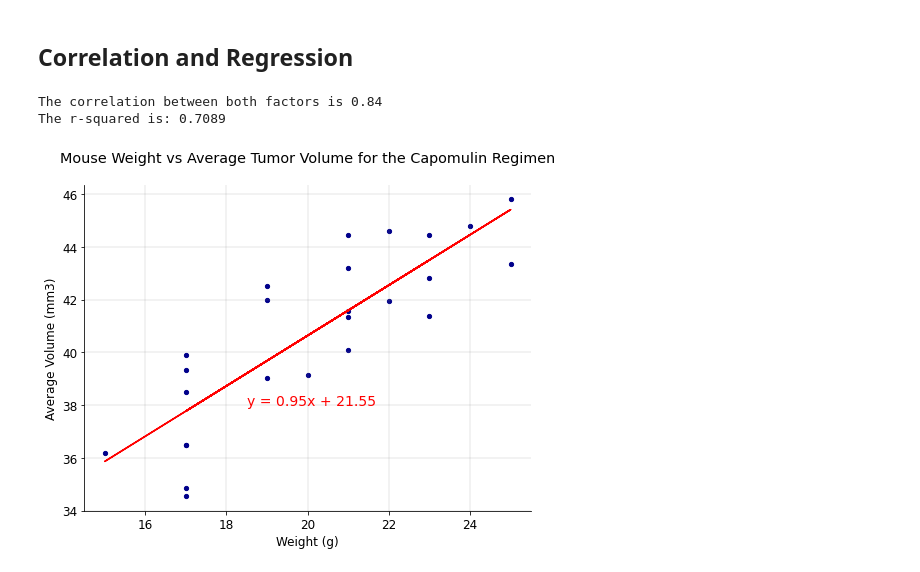
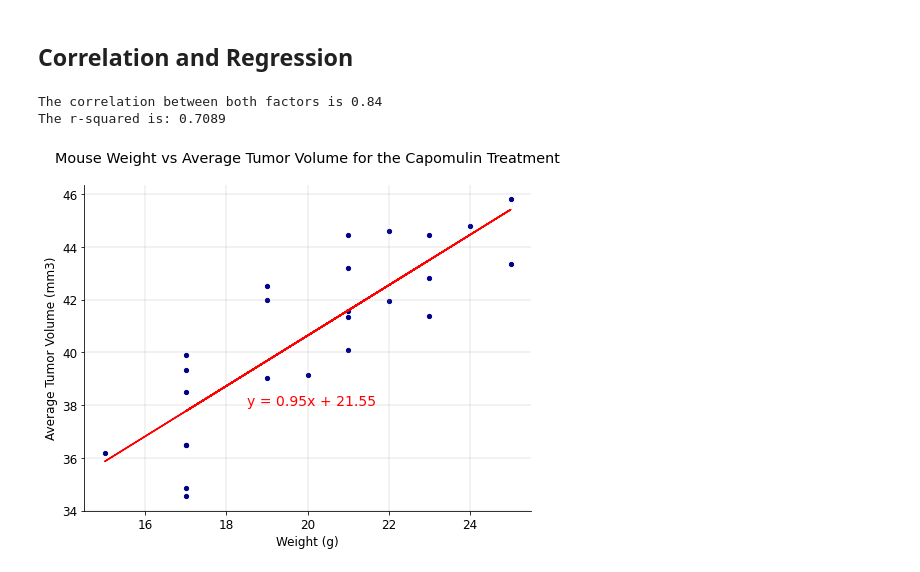
Before and after one commit to CicilyGeorge/Matplotlib-challenge, a Jupyter notebook: pymaceuticals.ipynb, the cells around one changed output. Saved outputs shown, nothing was run; the diff lists cells and outputs as text; code cells hidden in the pictures.

```diff
--- a/pymaceuticals.ipynb
+++ b/pymaceuticals.ipynb
@@ -446,7 +464,7 @@ capomulin_data = clean_data.loc[(clean_data['Drug Regimen'] == 'Capomulin')]
 capomulin_weight_volume = pd.DataFrame(capomulin_data.groupby(['Mouse ID','Weight (g)'])['Tumor Volume (mm3)'].mean()).reset_index()
 
 # Renaming column Tumor Volume (mm3) to Average Tumor Volume (mm3)
-capomulin_weight_volume = capomulin_weight_volume.rename(columns={"Tumor Volume (mm3)": "Average Volume (mm3)"})
+capomulin_weight_volume = capomulin_weight_volume.rename(columns={"Tumor Volume (mm3)": "Average Tumor Volume (mm3)"})
 
 # Setting column Mouse ID as index
 capomulin_weight_volume.set_index('Mouse ID')
@@ -454,8 +472,8 @@ capomulin_weight_volume.set_index('Mouse ID')
 # Creating a line plot from the Data Frame
 ax = capomulin_weight_volume.plot(kind="scatter",
                              x="Weight (g)",
-                             y="Average Volume (mm3)",
-                             title="Mouse Weight vs Average Tumor Volume for the Capomulin Regimen\n",
+                             y="Average Tumor Volume (mm3)",
+                             title="Mouse Weight vs Average Tumor Volume for the Capomulin Treatment\n",
                              figsize=(8,6),
                              color='darkblue')
 
@@ -478,7 +496,7 @@ plt.show()
 
 # Setting Weight and Average Volume into x and y value lists
 x_values = capomulin_weight_volume['Weight (g)']
-y_values = capomulin_weight_volume['Average Volume (mm3)']
+y_values = capomulin_weight_volume['Average Tumor Volume (mm3)']
 
 # Calculating and Printing Pearson correlation coefficient
 correlation = st.pearsonr(x_values, y_values)
@@ -502,33 +520,33 @@ plt.rcParams['axes.spines.top'] = False
 
 # Finding slope and y intercept of line, r value, p value and standard error using scipy.stats.linregress function
 (slope, intercept, rvalue, pvalue, stderr) = st.linregress(x_values, y_values)
 
 # Print the r square value
 print(f"The r-squared is: {round(rvalue**2, 4)}\n")
 
 # Line equation y=mx+b
 regress_values = slope * x_values + intercept
 
 # Line equation string y=mx+b to diplay
 line_eq = "y = " + str(round(slope,2)) + "x + " + str(round(intercept,2))
 
 # Creating a scatter plot of Weight and Average Tumor volume
 plt.scatter(x_values, y_values, color='darkblue', s=18)
 
 # Creating a line plot
 plt.plot(x_values, regress_values, "r-")
 
 # Adding line_eq string at specified position
 plt.annotate(line_eq,(18.5,38),fontsize=14,color="red")
 
 # Adding title and labels to the plot
-plt.title("Mouse Weight vs Average Tumor Volume for the Capomulin Regimen\n")
+plt.title("Mouse Weight vs Average Tumor Volume for the Capomulin Treatment\n")
 plt.xlabel('Weight (g)')
-plt.ylabel('Average Volume (mm3)')
+plt.ylabel('Average Tumor Volume (mm3)')
 
 # Print our chart to the screen
 plt.show()
 # %% [output]
 The correlation between both factors is 0.84
 The r-squared is: 0.7089
-[figure, old version]
+[figure, new version]
```
Also changed, not shown: parts of 4 cells of this notebook.
